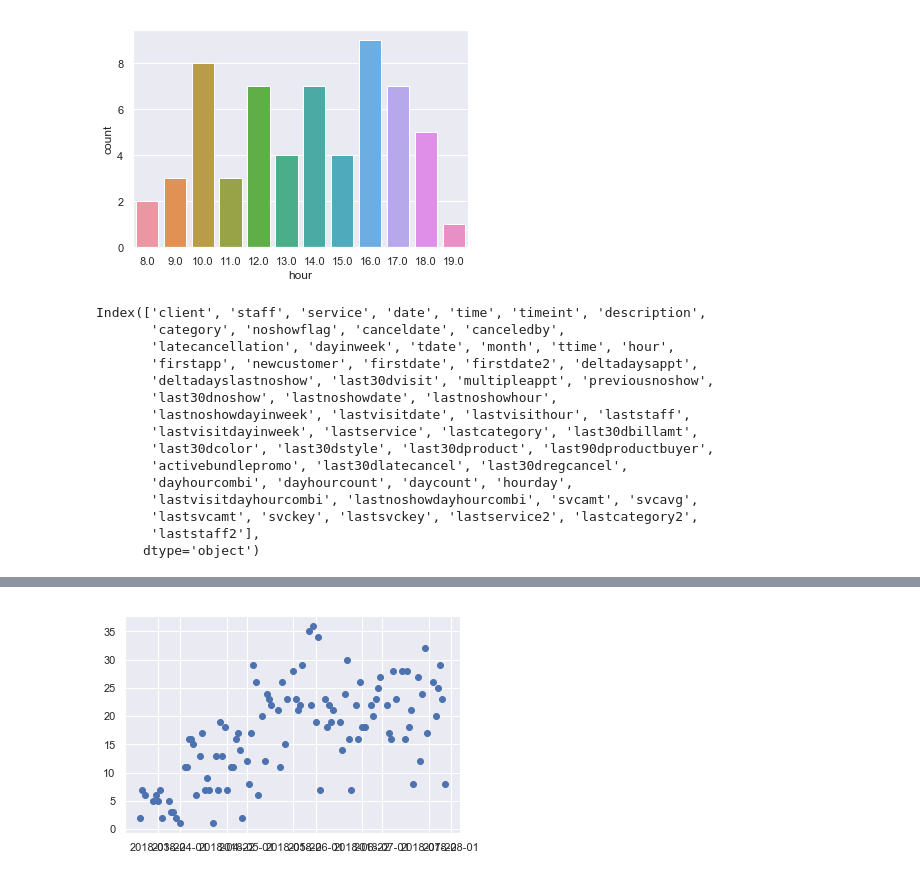
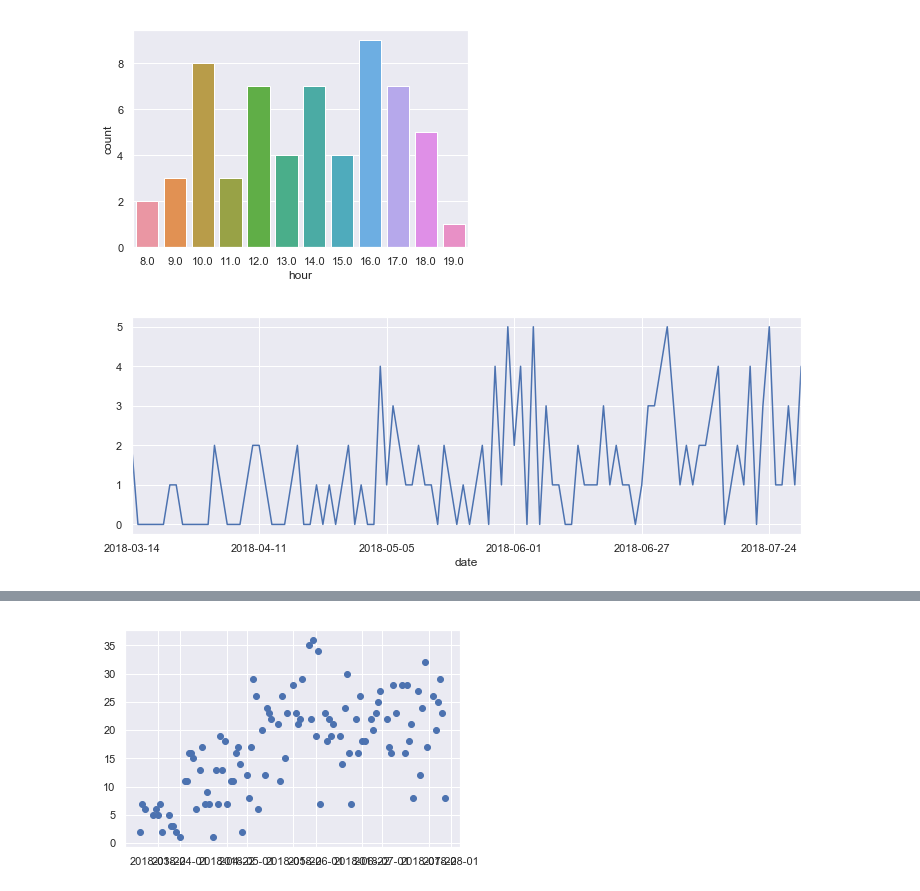
Before and after one commit to ericma007/p1, a Jupyter notebook: notebooks/init-database-exploration.ipynb, the cells around one changed output, grey strips where cells are left out. Cells and saved outputs as stored; diff of their text form; code cells hidden in the pictures.

```diff
--- a/notebooks/init-database-exploration.ipynb
+++ b/notebooks/init-database-exploration.ipynb
@@ -1117,20 +1118,10 @@ df2['noshowflag'].groupby(['date']).sum().plot()
-# %%
-df.columns
-# %% [output]
-Index(['client', 'staff', 'service', 'date', 'time', 'timeint', 'description',
-       'category', 'noshowflag', 'canceldate', 'canceledby',
-       'latecancellation', 'dayinweek', 'tdate', 'month', 'ttime', 'hour',
-       'firstapp', 'newcustomer', 'firstdate', 'firstdate2', 'deltadaysappt',
-       'deltadayslastnoshow', 'last30dvisit', 'multipleappt', 'previousnoshow',
-       'last30dnoshow', 'lastnoshowdate', 'lastnoshowhour',
-       'lastnoshowdayinweek', 'lastvisitdate', 'lastvisithour', 'laststaff',
-       'lastvisitdayinweek', 'lastservice', 'lastcategory', 'last30dbillamt',
-       'last30dcolor', 'last30dstyle', 'last30dproduct', 'last90dproductbuyer',
-       'activebundlepromo', 'last30dlatecancel', 'last30dregcancel',
-       'dayhourcombi', 'dayhourcount', 'daycount', 'hourday',
-       'lastvisitdayhourcombi', 'lastnoshowdayhourcombi', 'svcamt', 'svcavg',
-       'lastsvcamt', 'svckey', 'lastsvckey', 'lastservice2', 'lastcategory2',
-       'laststaff2'],
-      dtype='object')
+# %%
+df2=df.copy()
+df2=df2.set_index(df2['date'])
+plt.figure(figsize=(12,4))
+df2['noshowflag'].groupby(['date']).sum().plot();
+df2=None
+# %% [output]
+[figure, added]
 # %%
 from sklearn.preprocessing import OneHotEncoder
```
Also changed, not shown: parts of 10 cells of this notebook, 5 other files.
